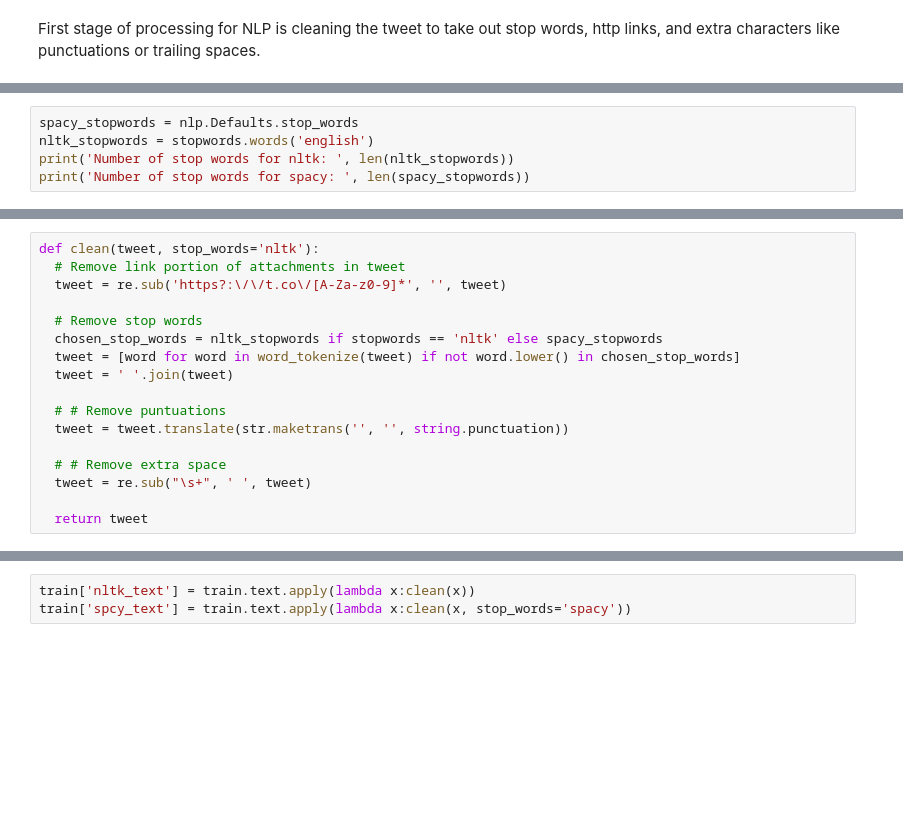
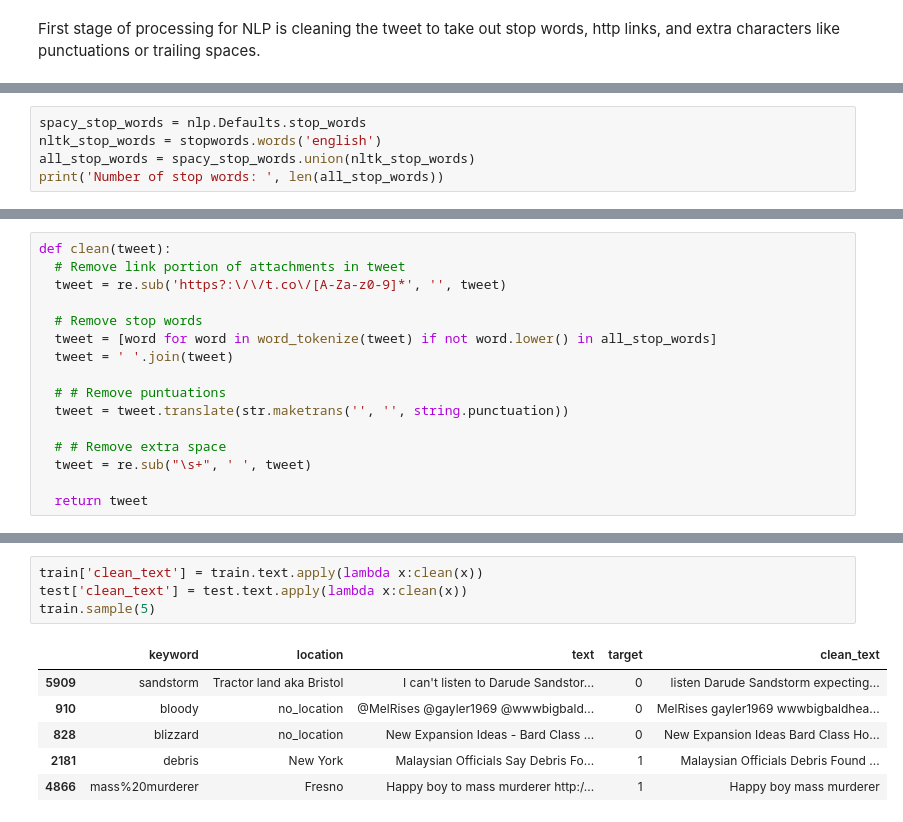
Before and after one commit to lloydoad/disaster-tweet-classifier, a Jupyter notebook: disaster_tweet_classifier.ipynb, the cells around one changed output, grey strips where cells are left out. Drawn from its saved outputs; the diff is of its cells as text; blank space fills up the shorter version.

```diff
--- a/disaster_tweet_classifier.ipynb
+++ b/disaster_tweet_classifier.ipynb
@@ -126,7 +142,7 @@ nltk.download('punkt')
 True
 # %%
-spacy_stopwords = nlp.Defaults.stop_words
-nltk_stopwords = stopwords.words('english')
-print('Number of stop words for nltk: ', len(nltk_stopwords))
-print('Number of stop words for spacy: ', len(spacy_stopwords))
+spacy_stop_words = nlp.Defaults.stop_words
+nltk_stop_words = stopwords.words('english')
+all_stop_words = spacy_stop_words.union(nltk_stop_words)
+print('Number of stop words: ', len(all_stop_words))
 # %% [output]
@@ -135,11 +150,10 @@ Number of stop words for spacy:  326
 # %%
-def clean(tweet, stop_words='nltk'):
+def clean(tweet):
   # Remove link portion of attachments in tweet
   tweet = re.sub('https?:\/\/t.co\/[A-Za-z0-9]*', '', tweet)
 
   # Remove stop words
-  chosen_stop_words = nltk_stopwords if stopwords == 'nltk' else spacy_stopwords
-  tweet = [word for word in word_tokenize(tweet) if not word.lower() in chosen_stop_words]
+  tweet = [word for word in word_tokenize(tweet) if not word.lower() in all_stop_words]
   tweet = ' '.join(tweet)
 
   # # Remove puntuations
@@ -170,3 +179,11 @@ Invited Expo Explosion Summer Event 2015 August 14th Friday 2015 Ben E Keith
 # %%
-train['nltk_text'] = train.text.apply(lambda x:clean(x))
-train['spcy_text'] = train.text.apply(lambda x:clean(x, stop_words='spacy'))
+train['clean_text'] = train.text.apply(lambda x:clean(x))
+test['clean_text'] = test.text.apply(lambda x:clean(x))
+train.sample(5)
+# %% [output]
+|  | keyword | location | text | target | clean_text |
+| 5909 | sandstorm | Tractor land aka Bristol | I can't listen to Darude Sandstor... | 0 | listen Darude Sandstorm expecting... |
+| 910 | bloody | no_location | @MelRises @gayler1969 @wwwbigbald... | 0 | MelRises gayler1969 wwwbigbaldhea... |
+| 828 | blizzard | no_location | New Expansion Ideas - Bard Class ... | 0 | New Expansion Ideas Bard Class Ho... |
+| 2181 | debris | New York | Malaysian Officials Say Debris Fo... | 1 | Malaysian Officials Debris Found ... |
+| 4866 | mass%20murderer | Fresno | Happy boy to mass murderer http:/... | 1 | Happy boy mass murderer |
```
Also changed, not shown: parts of 33 cells of this notebook.
